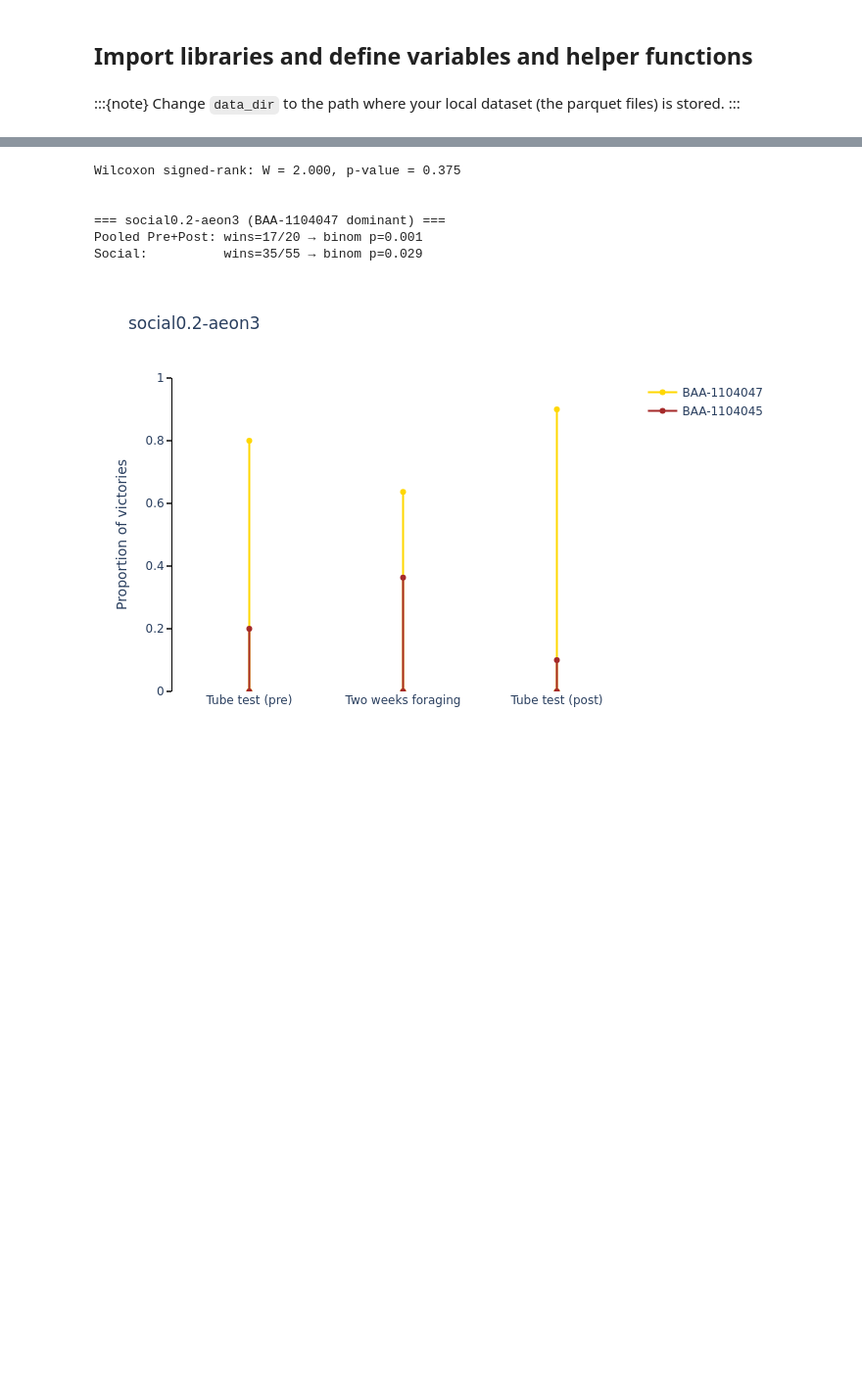
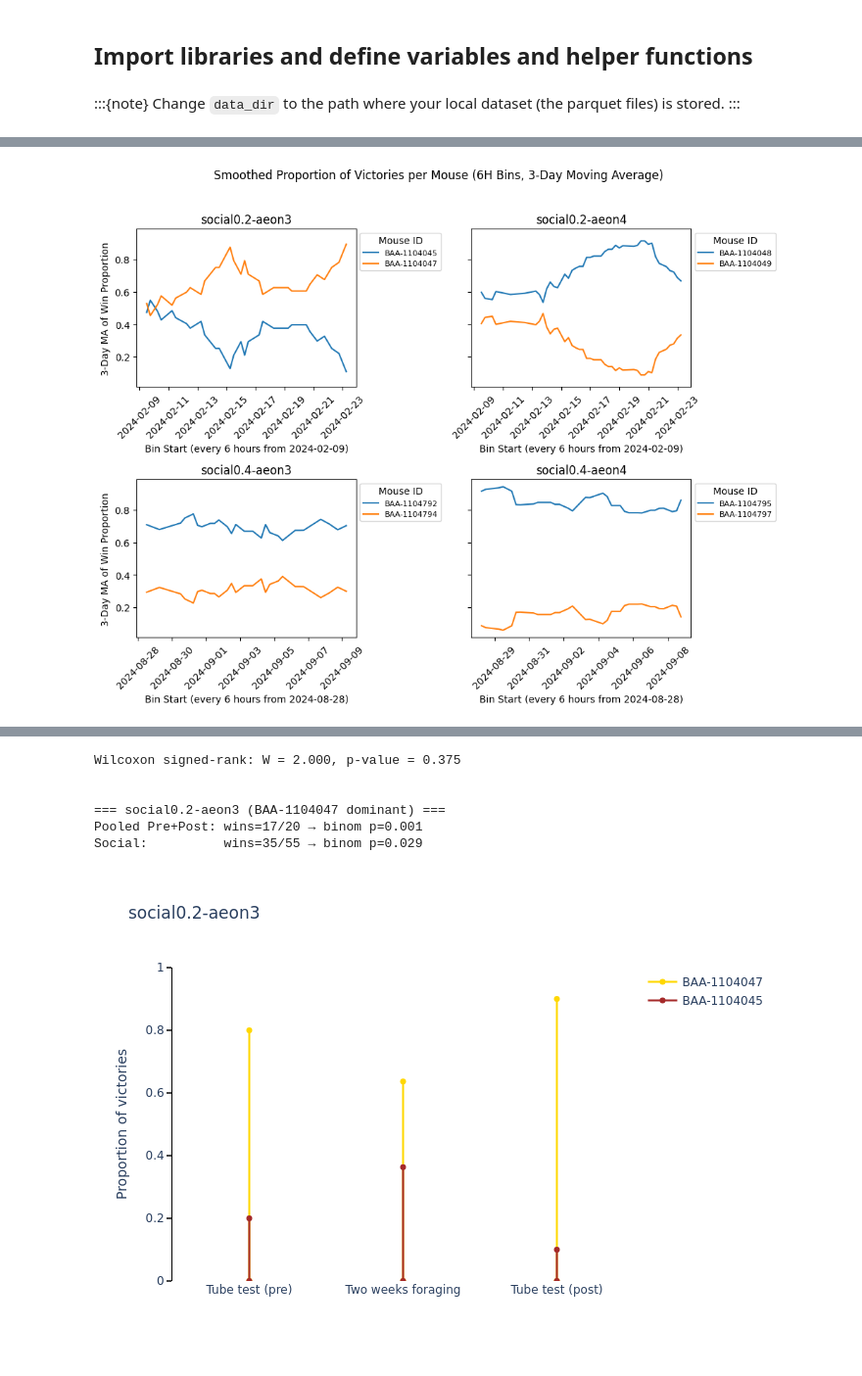
Before and after one commit to SainsburyWellcomeCentre/aeon_docs, a Jupyter notebook: src/user/how_to/social_analysis1_static.ipynb, the cells around one changed output, grey strips where cells are left out. Shown at 98% size. Drawn from its saved outputs; the diff is of its cells as text; code cells hidden in the pictures; blank space fills up the shorter version.

```diff
--- a/src/user/how_to/social_analysis1_static.ipynb
+++ b/src/user/how_to/social_analysis1_static.ipynb
@@ -1189,0 +928,88 @@ Average number of retreat events per experiment-day: 9.89
+# %%
+# SMOOTHED
+# Parameters
+BIN_HOURS = 6  # how many hours per bin (e.g. 6, 8, 10, 12, etc.)
+SMOOTH_DAYS = 3  # how many days to smooth over (e.g. 3, 5, 7, etc.)
+
+# Prepare 2×2 grid
+fig, axes = plt.subplots(2, 2, figsize=(10, 8), sharey=True)
+axes = axes.flatten()  # Flatten to 1D for easy indexing
+# Loop through experiments and plot
+for i, (exp_name, df_group) in enumerate(
+    social_retreat_df_all_exps.groupby("experiment_name", observed=True)
+):
+    # Compute bin start for each timestamp
+    earliest_midnight = df_group["end_timestamp"].dt.normalize().min()
+    bin_size = pd.Timedelta(hours=BIN_HOURS)
+    offsets = df_group["end_timestamp"] - earliest_midnight
+    n_bins = (offsets // bin_size).astype(int)
+    df_group["bin_start"] = earliest_midnight + n_bins * bin_size
+    # Compute win-counts per bin per mouse
+    wins = (
+        df_group.groupby(["bin_start", "winner_identity"]).size().unstack(fill_value=0)
+    )
+    # Drop bins with zero total wins
+    wins = wins[wins.sum(axis=1) > 0]
+    # Turn counts into proportions
+    proportions = wins.div(wins.sum(axis=1), axis=0).reset_index()
+    # Melt to long form for plotting
+    df_long = proportions.melt(
+        id_vars="bin_start", var_name="winner_identity", value_name="proportion"
+    )
+    # Compute moving average window size (in bins)
+    window_size = int((SMOOTH_DAYS * 24) / BIN_HOURS)
+    window_size = max(window_size, 1)
+    # Apply centered moving average per mouse
+    df_long = df_long.sort_values(["winner_identity", "bin_start"])
+    df_long["smoothed_prop"] = df_long.groupby("winner_identity")[
+        "proportion"
+    ].transform(
+        lambda s: s.rolling(window=window_size, center=True, min_periods=1).mean()
+    )
+    # Plot in grid
+    ax = axes[i]
+    sns.lineplot(
+        data=df_long,
+        x="bin_start",
+        y="smoothed_prop",
+        hue="winner_identity",
+        # marker=False,
+        linewidth=1.5,
+        ax=ax,
+    )
+    ax.set_title(f"{exp_name}")
+    ax.set_xlabel(
+        f"Bin Start (every {BIN_HOURS} hours from {earliest_midnight.date()})"
+    )
+    ax.tick_params(axis="x", rotation=45)
+    ax.xaxis.set_major_locator(mdates.DayLocator(interval=2))  # every 2 days
+    ax.set_ylabel(f"{SMOOTH_DAYS}‐Day MA of Win Proportion")
+    # Shrink plot area to make room for legend
+    box = ax.get_position()
+    ax.set_position([box.x0, box.y0, box.width, box.height])
+    ax.legend(title="Mouse ID", loc="upper left", bbox_to_anchor=(1, 1), fontsize=8)
+
+# Clean layout
+plt.suptitle(
+    f"Smoothed Proportion of Victories per Mouse ({BIN_HOURS}H Bins, {SMOOTH_DAYS}‐Day Moving Average)"
+)
+plt.tight_layout(rect=[0, 0, 1, 0.96])
+plt.show()
+
+# Compute average number of retreat events per experiment-day
+social_retreat_df_all_exps["start_timestamp"] = pd.to_datetime(
+    social_retreat_df_all_exps["start_timestamp"]
+)
+# Extract day from timestamp
+social_retreat_df_all_exps["day"] = social_retreat_df_all_exps[
+    "start_timestamp"
+].dt.floor("D")
+# Count events per (experiment, day)
+daily_counts = social_retreat_df_all_exps.groupby(
+    ["experiment_name", "day"], observed=True
+).size()
+# Compute global average
+avg_events_per_day = daily_counts.mean()
+print(f"Average number of retreat events per experiment-day: {avg_events_per_day:.2f}")
+# %% [output]
+[figure, added]
```
Also changed, not shown: parts of 22 cells of this notebook.
